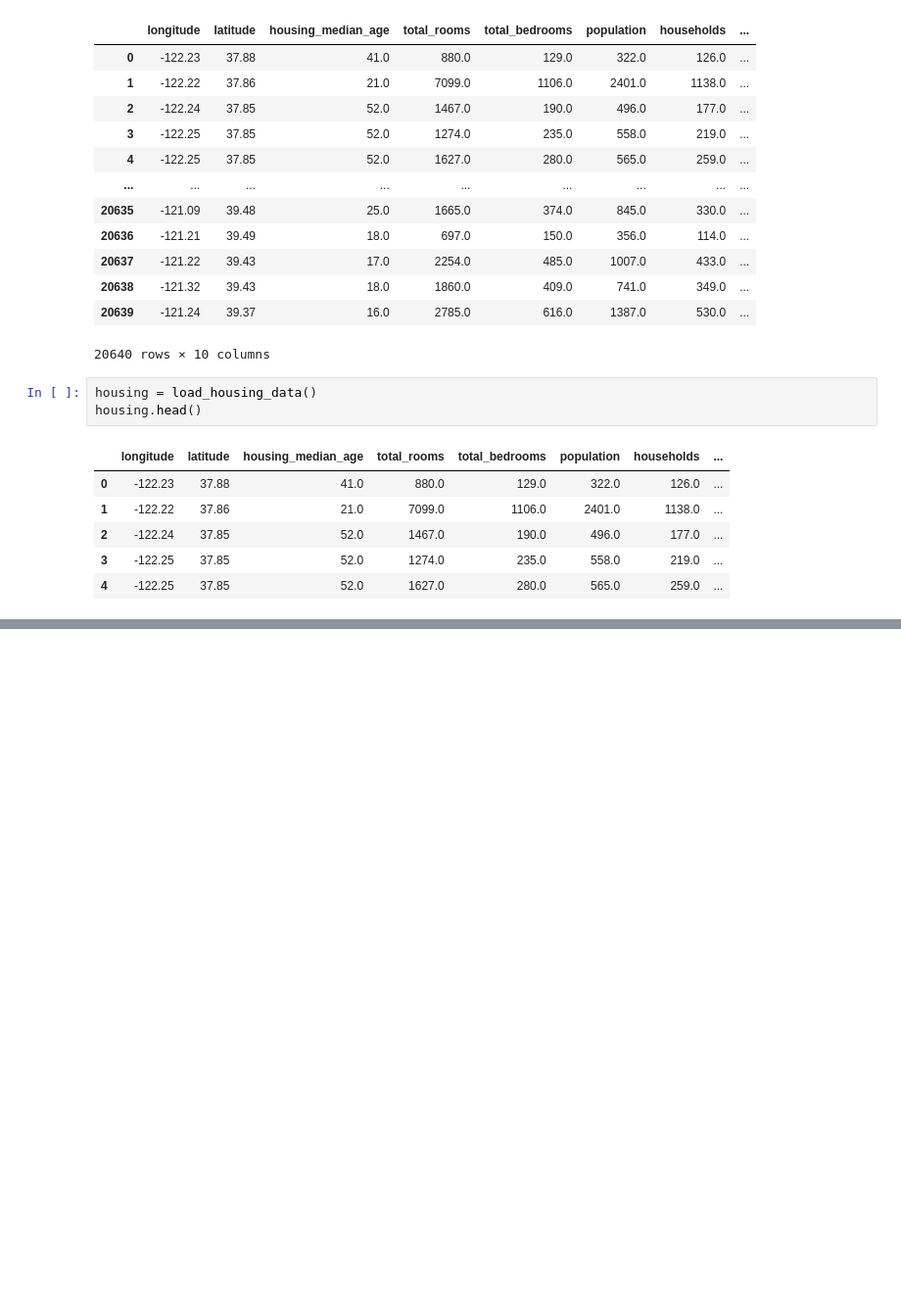
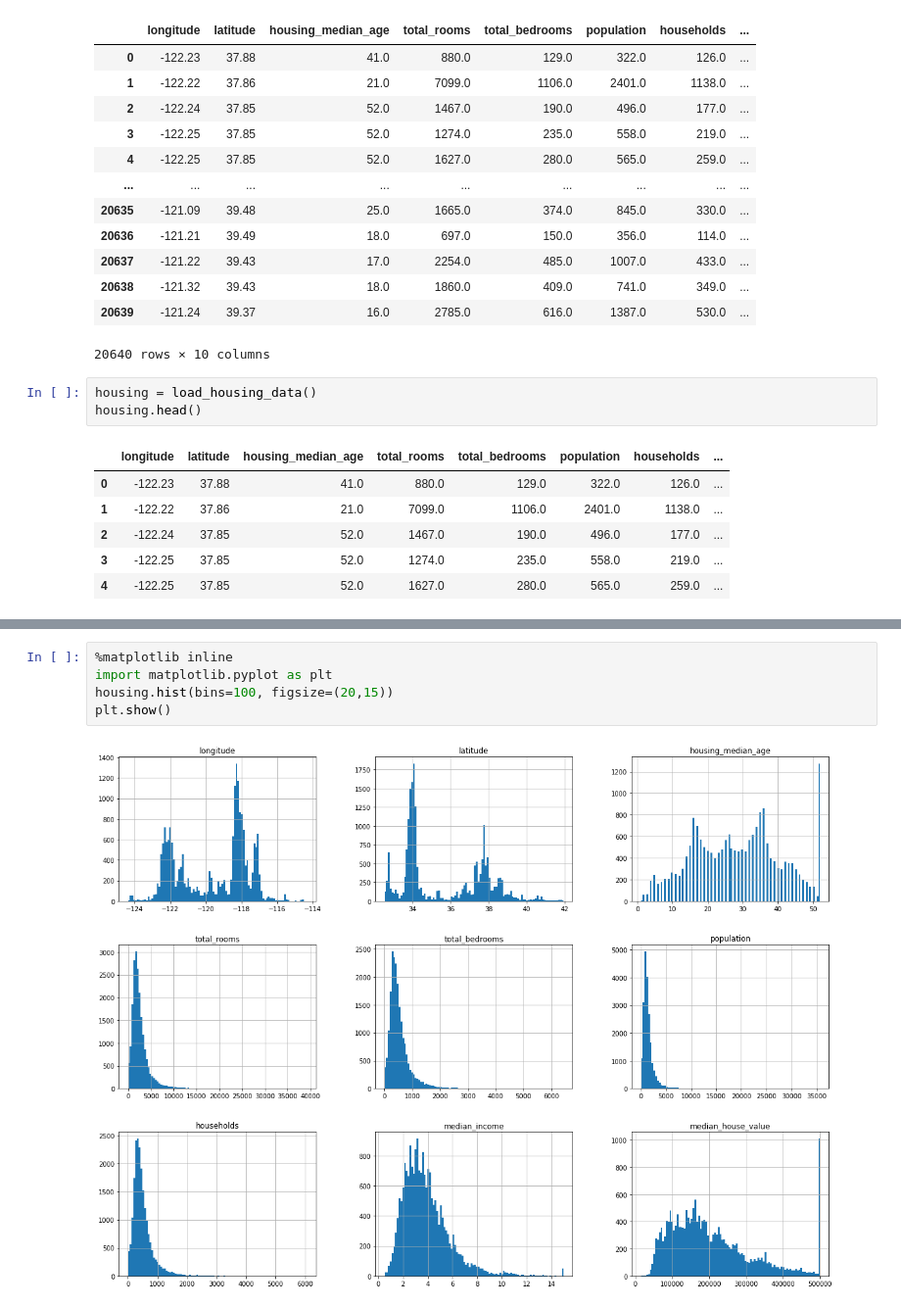
Before and after one commit to MarieeCzy/california_housing, a Jupyter notebook: houses.ipynb, the cells around one changed output, grey strips where cells are left out. Shown: that part at 98% size. Cells and saved outputs as stored; diff of their text form; blank space fills up the shorter version.

```diff
--- a/houses.ipynb
+++ b/houses.ipynb
@@ -35,0 +78,7 @@ housing.head()
+# %%
+%matplotlib inline
+import matplotlib.pyplot as plt
+housing.hist(bins=100, figsize=(20,15))
+plt.show()
+# %% [output]
+[figure, added]
```
Also changed, not shown: parts of 5 cells of this notebook, 1 other file.
